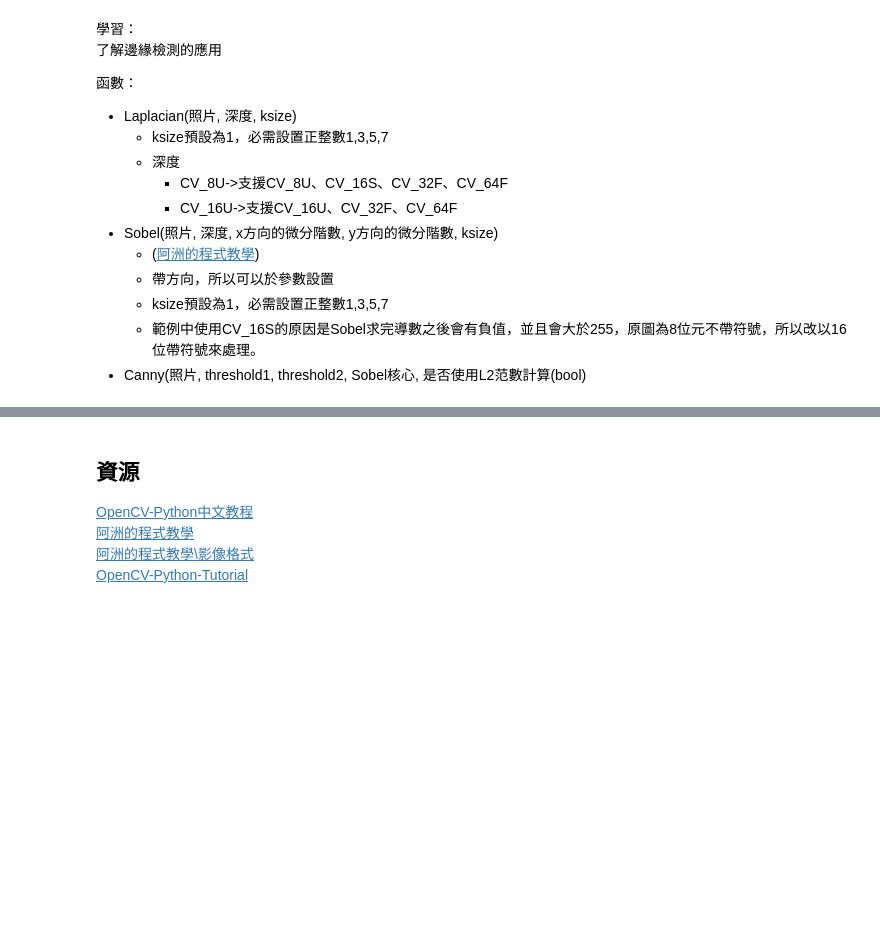
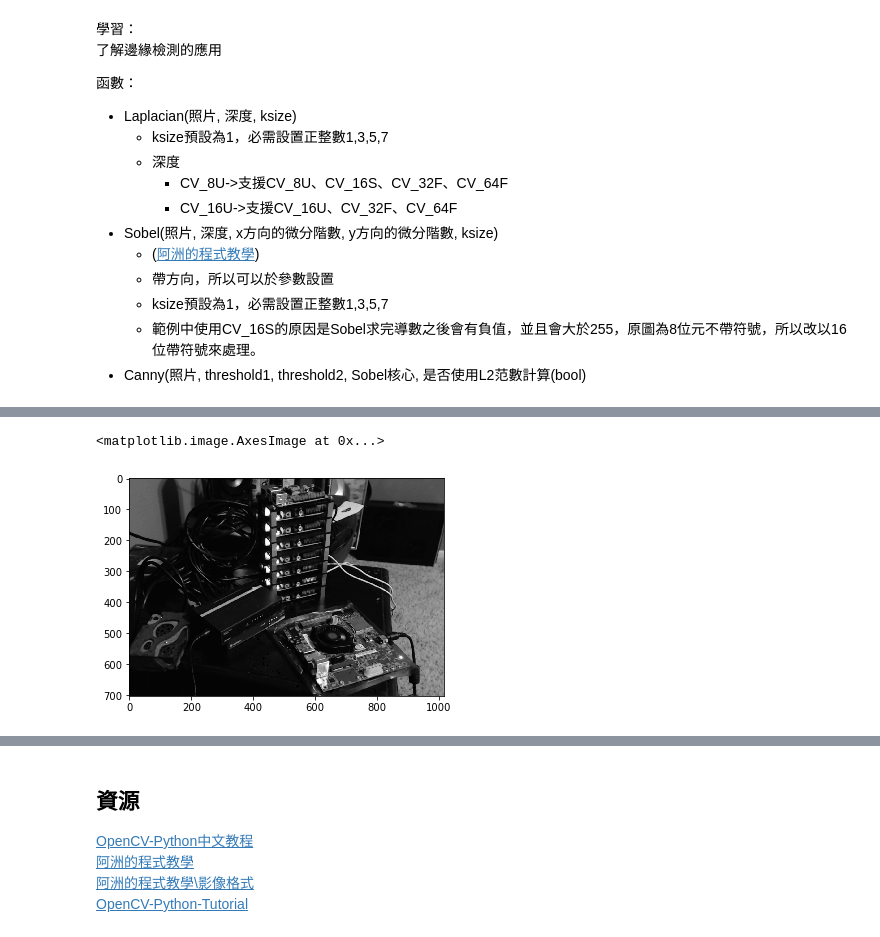
Before and after one commit to shaoeChen/opencv, a Jupyter notebook: Opencv_course.ipynb, the cells around one changed output, grey strips where cells are left out. Cells and saved outputs as stored; diff of their text form; code cells hidden in the pictures; blank space fills up the shorter version.

```diff
--- a/Opencv_course.ipynb
+++ b/Opencv_course.ipynb
@@ -783,0 +798,15 @@ cv2.destroyAllWindows()
+# %%
+import cv2
+import numpy as np
+
+img_rgb = cv2.imread('opencv-template-matching-python-tutorial.jpg')
+img_gray = cv2.cvtColor(img_rgb, cv2.COLOR_BGR2GRAY)
+
+template = cv2.imread('opencv-template-for-matching.jpg',0)
+w, h = template.shape[::-1]
+# %%
+#  本體照片
+plt.imshow(img_gray, cmap='gray')
+# %% [output]
+<matplotlib.image.AxesImage at 0x...>
+[figure, added]
```
Also changed, not shown: parts of 11 cells of this notebook.
